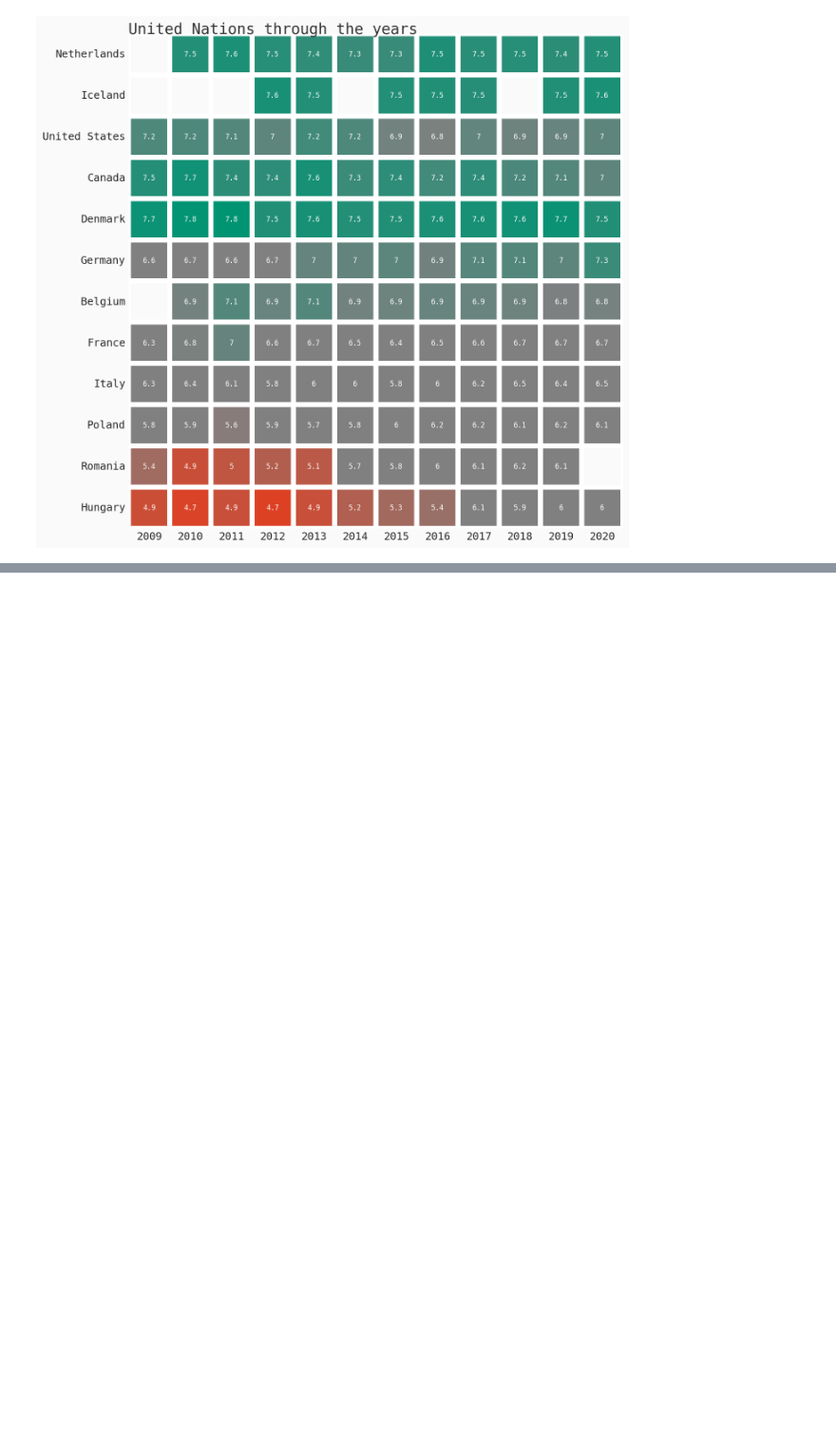
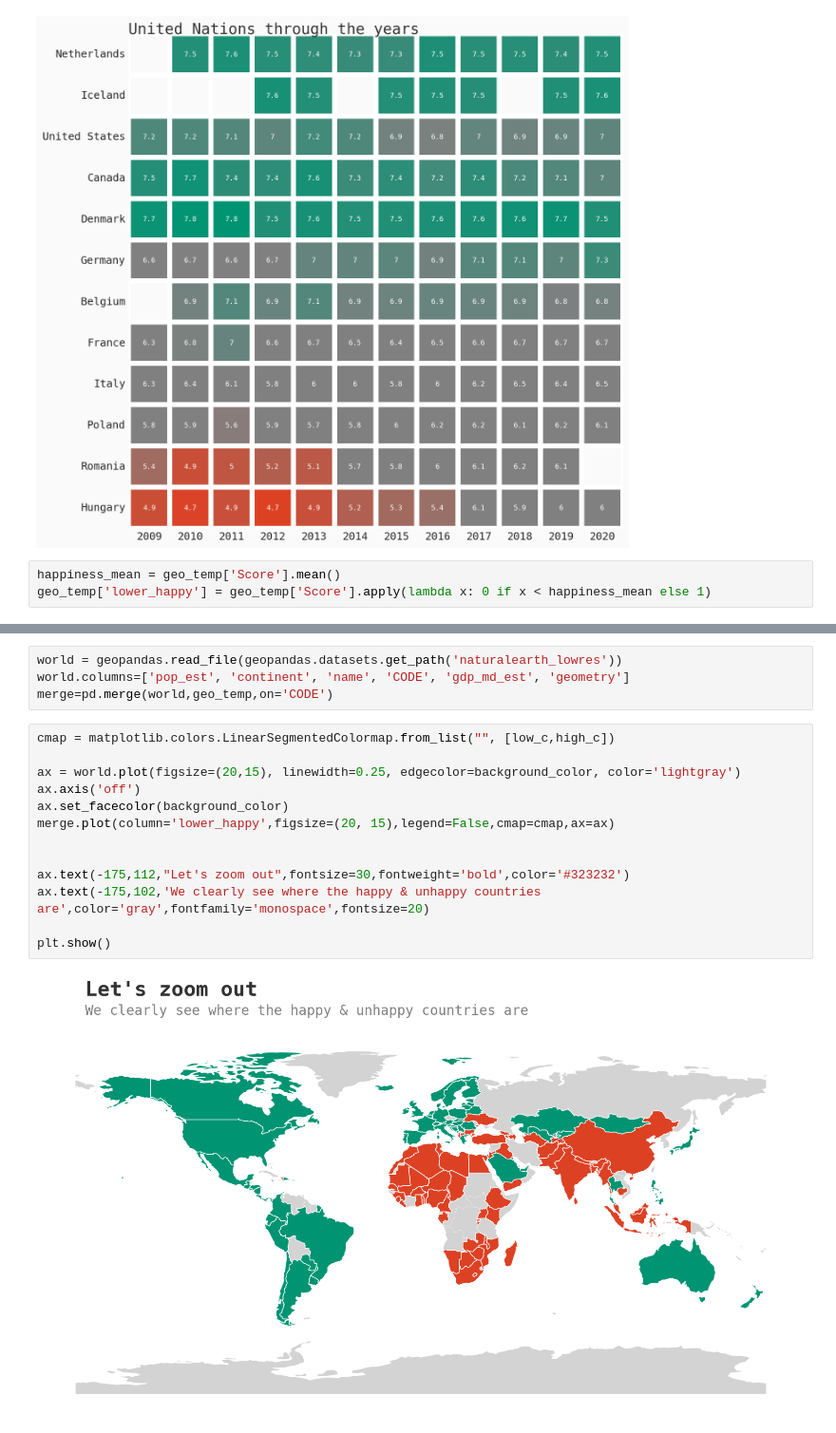
Before and after one commit to Hohenadel/world-happiness-case-study, a Jupyter notebook: notebooks/world.ipynb, the cells around one changed output, grey strips where cells are left out. Shown at 95% size. Saved outputs shown, nothing was run; the diff lists cells and outputs as text; blank space fills up the shorter version.

```diff
--- a/notebooks/world.ipynb
+++ b/notebooks/world.ipynb
@@ -364,4 +406,7 @@ ax.text(0,.00,'United Nations through the years',fontweight='normal',fontsize=17
 plt.show()
 # %% [output]
 [figure]
+# %%
+happiness_mean = geo_temp['Score'].mean()
+geo_temp['lower_happy'] = geo_temp['Score'].apply(lambda x: 0 if x < happiness_mean else 1)
 # %%
@@ -392,0 +443,19 @@ geo_temp.head()
+# %%
+world = geopandas.read_file(geopandas.datasets.get_path('naturalearth_lowres'))
+world.columns=['pop_est', 'continent', 'name', 'CODE', 'gdp_md_est', 'geometry']
+merge=pd.merge(world,geo_temp,on='CODE')
+# %%
+cmap = matplotlib.colors.LinearSegmentedColormap.from_list("", [low_c,high_c])
+
+ax = world.plot(figsize=(20,15), linewidth=0.25, edgecolor=background_color, color='lightgray')
+ax.axis('off')
+ax.set_facecolor(background_color)
+merge.plot(column='lower_happy',figsize=(20, 15),legend=False,cmap=cmap,ax=ax)
+
+
+ax.text(-175,112,"Let's zoom out",fontsize=30,fontweight='bold',color='#323232')
+ax.text(-175,102,'We clearly see where the happy & unhappy countries are',color='gray',fontfamily='monospace',fontsize=20)
+
+plt.show()
+# %% [output]
+[figure, added]
```
Also changed, not shown: parts of 7 cells of this notebook, 2 other files.
